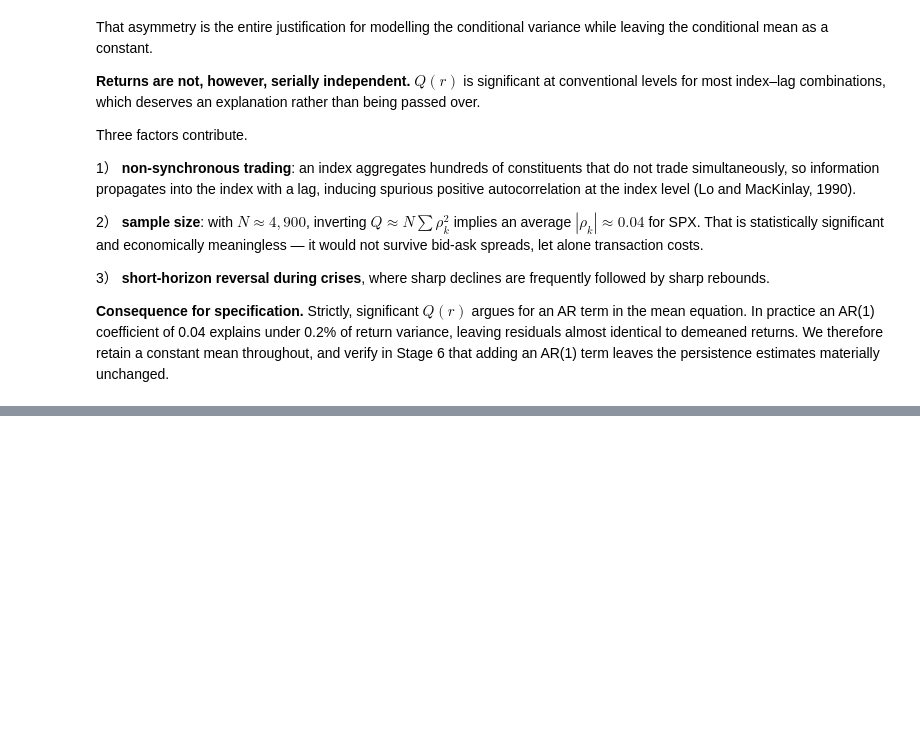
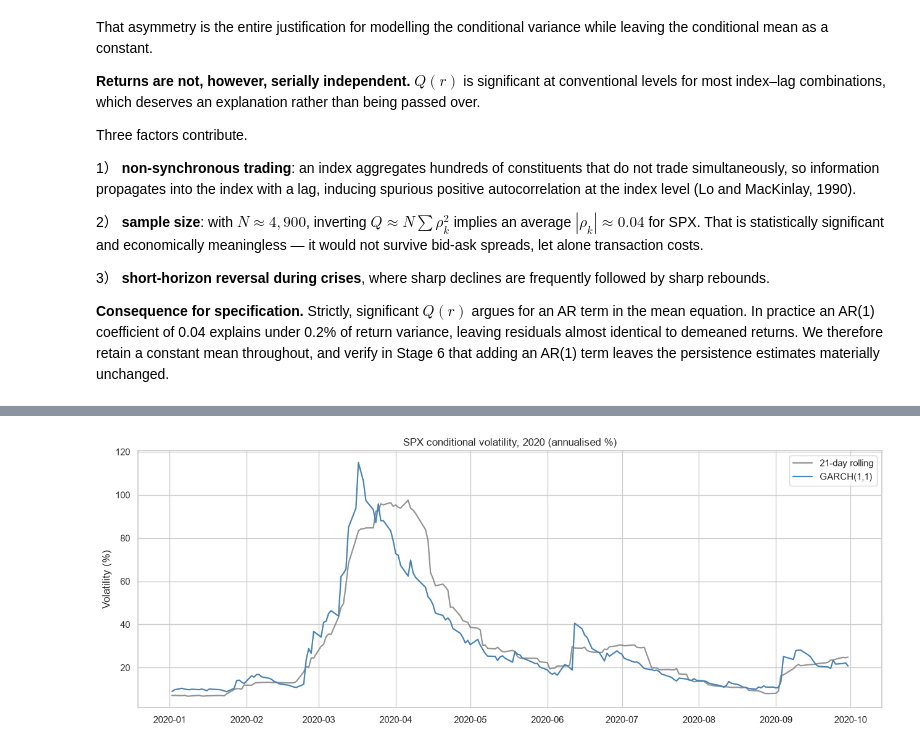
Before and after one commit to PeacoFoxy/StockMarket-Projects, a Jupyter notebook: garch_project/notebooks/garch_analysis.ipynb, the cells around one changed output, grey strips where cells are left out. Saved outputs shown, nothing was run; the diff lists cells and outputs as text; code cells hidden in the pictures; blank space fills up the shorter version.

```diff
--- a/garch_project/notebooks/garch_analysis.ipynb
+++ b/garch_project/notebooks/garch_analysis.ipynb
@@ -569,0 +896,23 @@ estimates materially unchanged.
+# %%
+# Zoom on the COVID episode
+import matplotlib.pyplot as plt
+
+fig, ax = plt.subplots(figsize=(13, 5))
+
+res = garch_normal["SPX"]
+cond = (res.conditional_volatility * np.sqrt(252)).loc["2020-01-01":"2020-09-30"]
+roll = (returns["SPX"].rolling(21).std() * np.sqrt(252)).loc["2020-01-01":"2020-09-30"]
+
+ax.plot(roll.index, roll.values, linewidth=1.6, color="grey",
+        label="21-day rolling", alpha=0.85)
+ax.plot(cond.index, cond.values, linewidth=1.6, color="steelblue",
+        label="GARCH(1,1)")
+
+ax.set_title("SPX conditional volatility, 2020 (annualised %)")
+ax.set_ylabel("Volatility (%)")
+ax.legend()
+plt.tight_layout()
+plt.savefig("../outputs/covid_zoom.png", dpi=300, bbox_inches="tight")
+plt.show()
+# %% [output]
+[figure, added]
```
Also changed, not shown: parts of 21 cells of this notebook, 10 other files.
